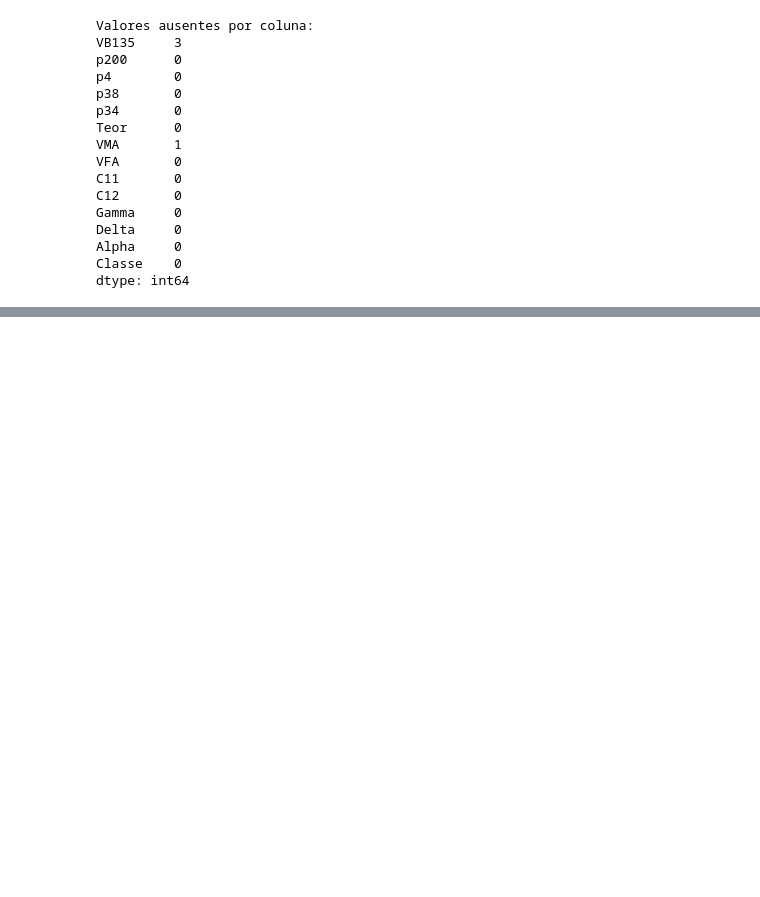
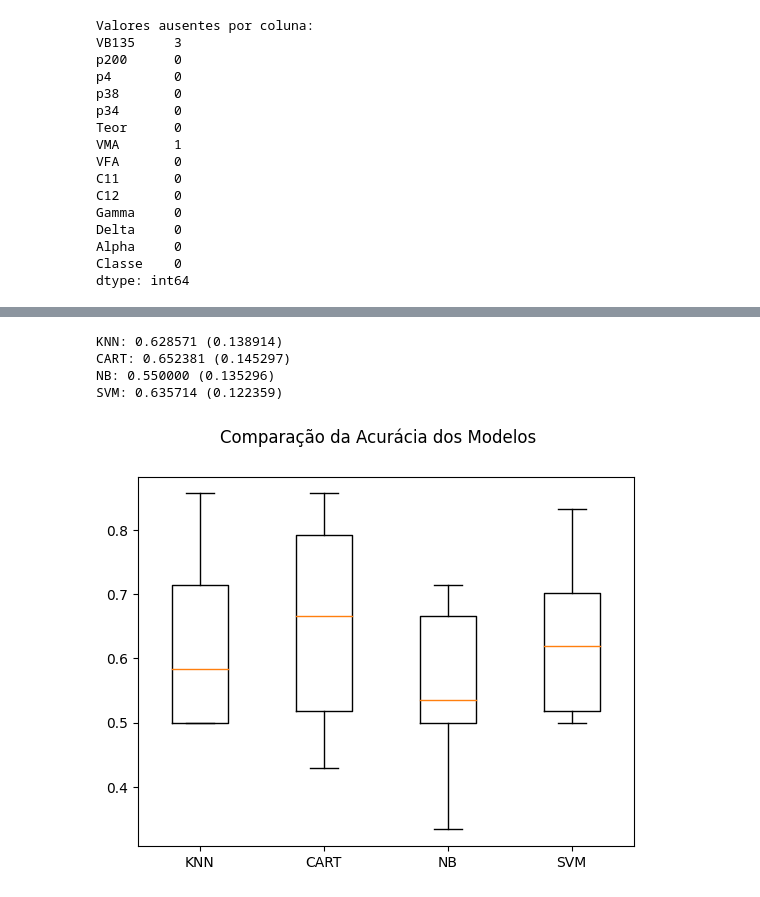
Before and after one commit to antonnyvictor18/IC, a Jupyter notebook: notebook.ipynb, the cells around one changed output, grey strips where cells are left out. Cells and saved outputs as stored; diff of their text form; code cells hidden in the pictures; blank space fills up the shorter version.

```diff
--- a/notebook.ipynb
+++ b/notebook.ipynb
@@ -174,0 +281,51 @@ Cross-Validation Classification Scores: [0.58823529 0.47058824 0.52941176 0.3529
+# %%
+#Separação em bases de treino e teste (holdout)
+array = data.values
+X = array[:,0:8] # atributos
+y = array[:,13] # classe (target)
+X_train, X_test, y_train, y_test = train_test_split(X, y, test_size=0.25, random_state=7) # faz a divisão
+
+# Definindo a métrica de avaliação dos algoritmos
+scoring = 'accuracy'
+
+# Criando os folds para a validação cruzada
+num_particoes = 10 # número de folds da validação cruzada
+kfold = KFold(n_splits=num_particoes, shuffle=True, random_state=7) # faz o particionamento em 10 folds
+# %%
+# Modelagem
+
+# Definindo uma seed global para esta célula de código
+np.random.seed(7)
+
+# Listas para armazenar os modelos, os resultados e os nomes dos modelos
+models = []
+results = []
+names = []
+
+# Preparando os modelos e adicionando-os em uma lista
+models.append(('KNN', KNeighborsClassifier()))
+models.append(('CART', DecisionTreeClassifier()))
+models.append(('NB', GaussianNB()))
+models.append(('SVM', SVC()))
+
+# Avaliando um modelo por vez
+for name, model in models:
+  cv_results = cross_val_score(model, X_train, y_train, cv=kfold, scoring=scoring)
+  results.append(cv_results)
+  names.append(name)
+  msg = "%s: %f (%f)" % (name, cv_results.mean(), cv_results.std()) # média e desvio padrão dos 10 resultados da validação cruzada
+  print(msg)
+
+# Boxplot de comparação dos modelos
+fig = plt.figure()
+fig.suptitle('Comparação da Acurácia dos Modelos')
+ax = fig.add_subplot(111)
+plt.boxplot(results)
+ax.set_xticklabels(names)
+plt.show()
+# %% [output]
+KNN: 0.628571 (0.138914)
+CART: 0.652381 (0.145297)
+NB: 0.550000 (0.135296)
+SVM: 0.635714 (0.122359)
+[figure, added]
```
Also changed, not shown: parts of 9 cells of this notebook, 4 other files.
